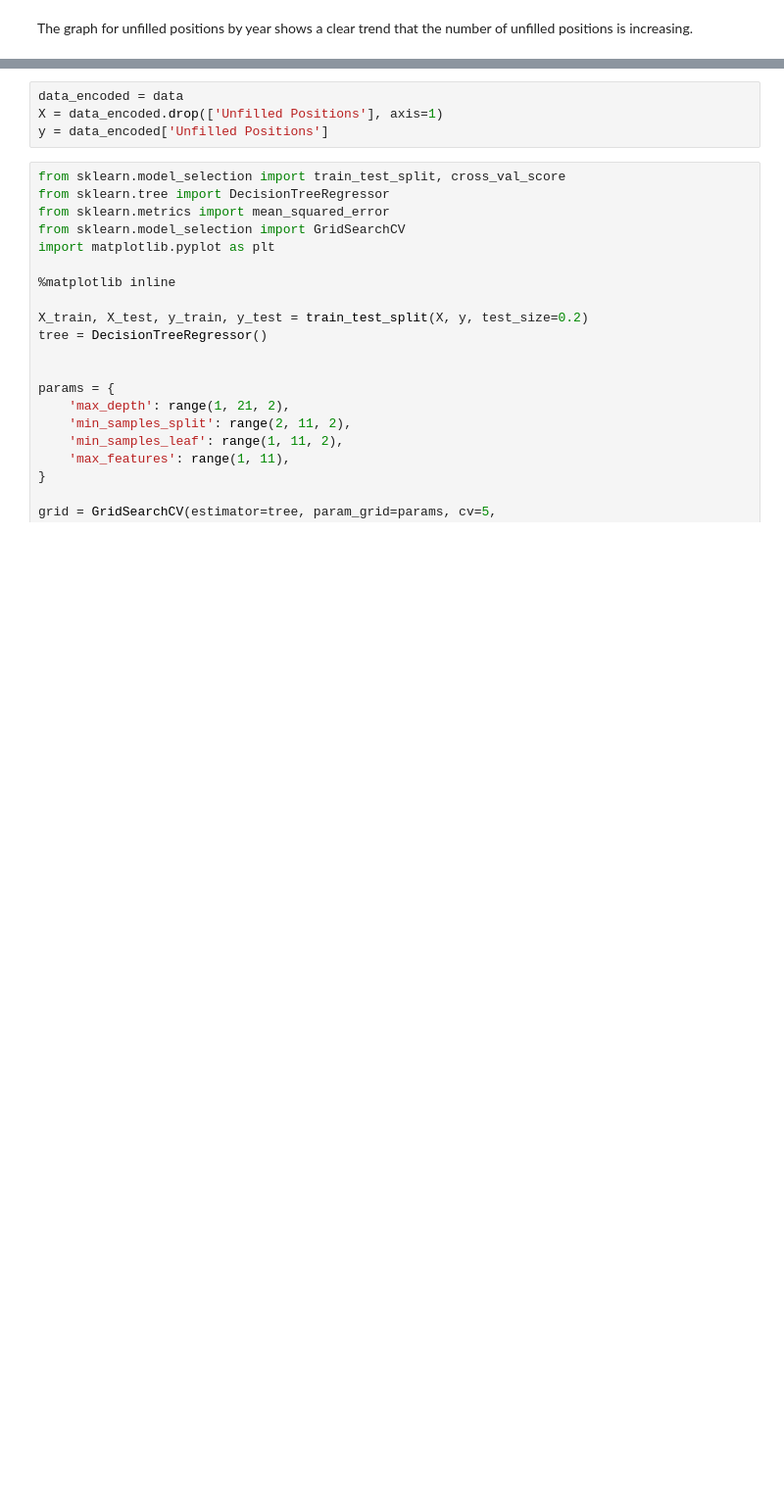
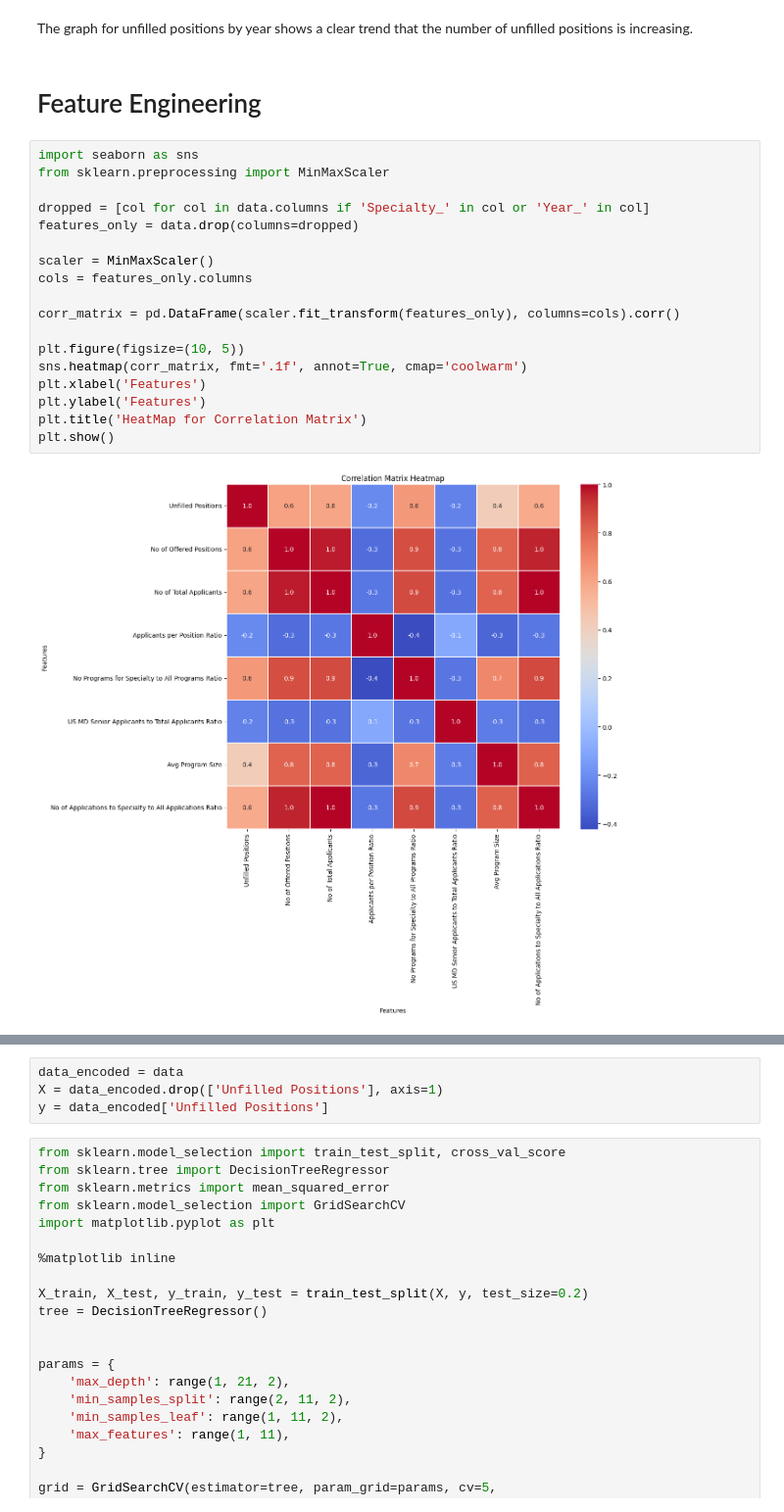
Before and after one commit to tarunajjarapu/Machine_Learning-Residency_Matching, a Jupyter notebook: MLProject.ipynb, the cells around one changed output, grey strips where cells are left out. Shown at 98% size. Drawn from its saved outputs; the diff is of its cells as text; blank space fills up the shorter version.

Commit message:
Updated feature engineering

```diff
--- a/MLProject.ipynb
+++ b/MLProject.ipynb
@@ -197,3 +197,25 @@ plt.show()
 [figure]
 # %% [markdown]
 The graph for unfilled positions by year shows a clear trend that the number of unfilled positions is increasing.
+# %% [markdown]
+# Feature Engineering
+# %%
+import seaborn as sns
+from sklearn.preprocessing import MinMaxScaler
+
+dropped = [col for col in data.columns if 'Specialty_' in col or 'Year_' in col]
+features_only = data.drop(columns=dropped)
+
+scaler = MinMaxScaler()
+cols = features_only.columns
+
+corr_matrix = pd.DataFrame(scaler.fit_transform(features_only), columns=cols).corr()
+
+plt.figure(figsize=(10, 5))
+sns.heatmap(corr_matrix, fmt='.1f', annot=True, cmap='coolwarm')
+plt.xlabel('Features')
+plt.ylabel('Features')
+plt.title('HeatMap for Correlation Matrix')
+plt.show()
+# %% [output]
+[figure, added]
```
Also changed, not shown: parts of 7 cells of this notebook.
